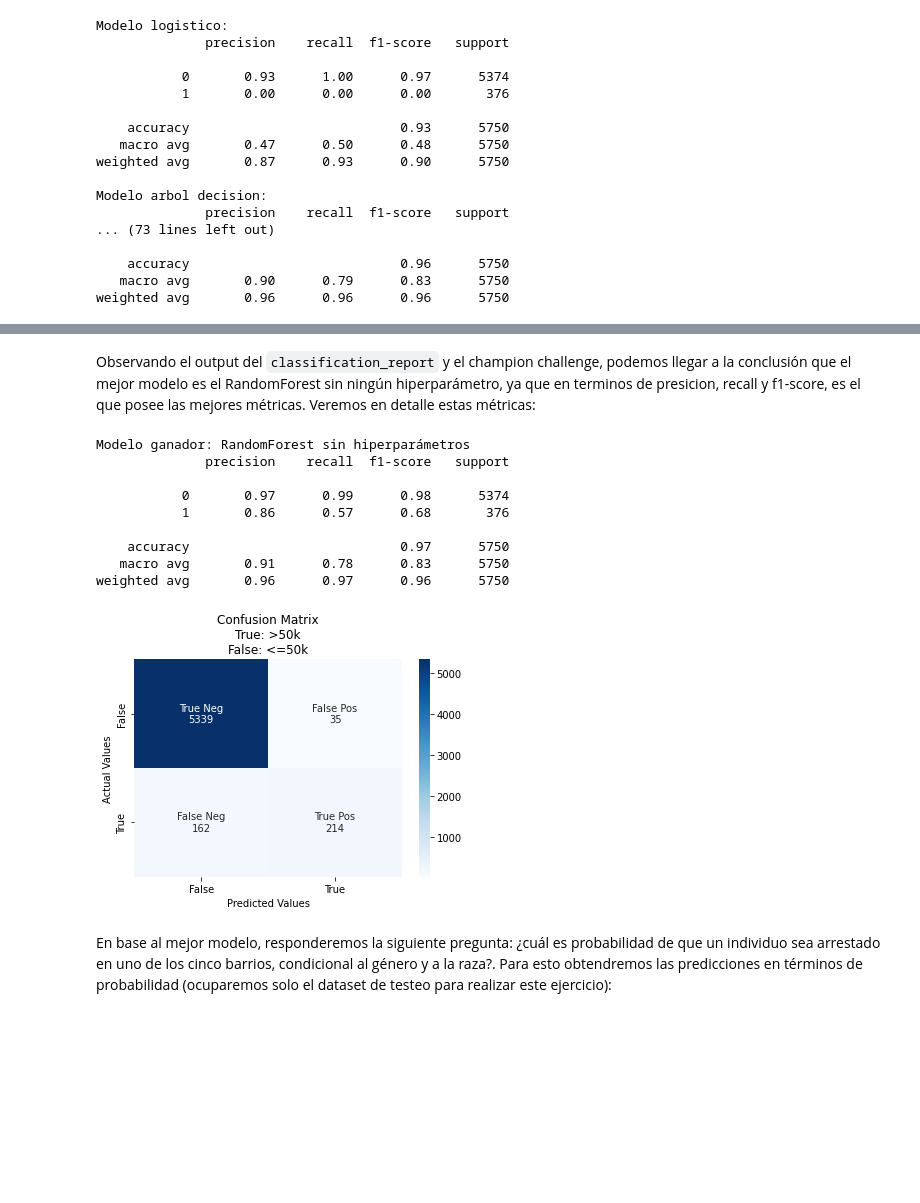
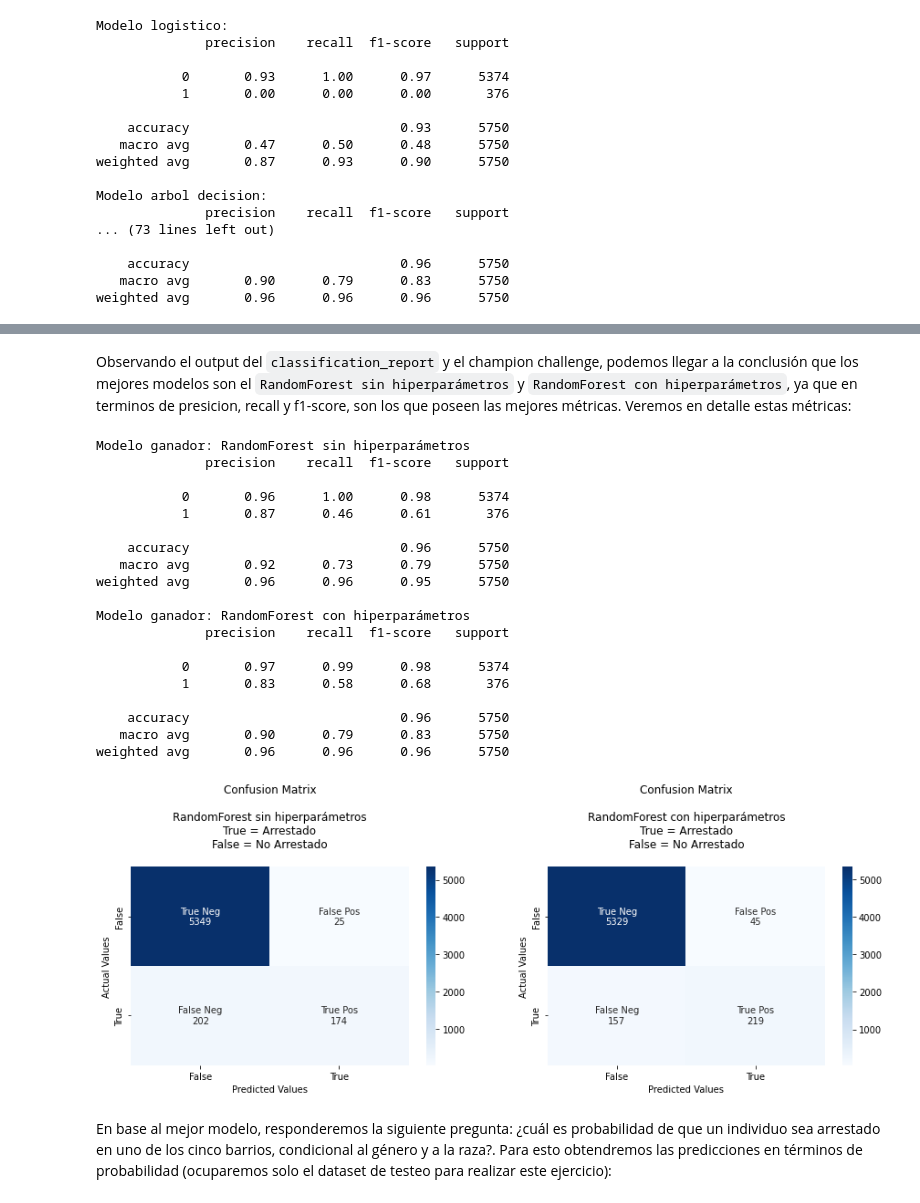
Before and after one commit to rodrigobarrazads/Desafio_Latam, a Jupyter notebook: Modulo3/Prueba/analisis_crimenes.ipynb, the cells around one changed output, grey strips where cells are left out. Cells and saved outputs as stored; diff of their text form; code cells hidden in the pictures; blank space fills up the shorter version.

```diff
--- a/Modulo3/Prueba/analisis_crimenes.ipynb
+++ b/Modulo3/Prueba/analisis_crimenes.ipynb
@@ -973,24 +976,47 @@ plt.tight_layout()
 # %% [markdown]
-Observando el output del `classification_report` y el champion challenge, podemos llegar a la conclusión que el mejor modelo es el RandomForest sin ningún hiperparámetro, ya que en terminos de presicion, recall y f1-score, es el que posee las mejores métricas. Veremos en detalle estas métricas:
+Observando el output del `classification_report` y el champion challenge, podemos llegar a la conclusión que los mejores modelos son el `RandomForest sin hiperparámetros` y `RandomForest con hiperparámetros`, ya que en terminos de presicion, recall y f1-score, son los que poseen las mejores métricas. Veremos en detalle estas métricas:
 # %%
-# Mostramos las métricas del modelo RandomForest
-y_pred_rf = arst_rf.predict(X_test_arstmade)
+# Mostramos las métricas del modelo RandomForest sin hiperparámetros
+y_pred_rf = arst_rf_balanced.predict(X_test_arstmade)
 print(f'''Modelo ganador: RandomForest sin hiperparámetros
 {classification_report(y_test_arstmade, y_pred_rf)}''')
 
-# Matriz de confusión
-matriz_confusion(y_test_arstmade, y_pred_rf)
+# Mostramos las métricas del modelo RandomForest con hiperparámetros
+y_pred_rf_grilla = arst_grilla_rf.predict(X_test_arstmade)
+print(f'''Modelo ganador: RandomForest con hiperparámetros
+{classification_report(y_test_arstmade, y_pred_rf_grilla)}''')
 # %% [output]
 Modelo ganador: RandomForest sin hiperparámetros
               precision    recall  f1-score   support
 
+           0       0.96      1.00      0.98      5374
+           1       0.87      0.46      0.61       376
+
+    accuracy                           0.96      5750
+   macro avg       0.92      0.73      0.79      5750
+weighted avg       0.96      0.96      0.95      5750
+
+Modelo ganador: RandomForest con hiperparámetros
+              precision    recall  f1-score   support
+
            0       0.97      0.99      0.98      5374
-           1       0.86      0.57      0.68       376
+           1       0.83      0.58      0.68       376
 
-    accuracy                           0.97      5750
-   macro avg       0.91      0.78      0.83      5750
-weighted avg       0.96      0.97      0.96      5750
+    accuracy                           0.96      5750
+   macro avg       0.90      0.79      0.83      5750
+weighted avg       0.96      0.96      0.96      5750
-[figure, removed]
+# %%
+plt.figure(figsize=(15,4))
+
+# Matriz de confusión RandomForest sin hiperparámetros
+plt.subplot(1,2,1)
+matriz_confusion(y_test_arstmade, y_pred_rf, title='Confusion Matrix\n\nRandomForest sin hiperparámetros\nTrue = Arrestado\nFalse = No Arrestado\n')
+
+# Matriz de confusión RandomForest con hiperparámetros
+plt.subplot(1,2,2)
+matriz_confusion(y_test_arstmade, y_pred_rf_grilla, title='Confusion Matrix\n\nRandomForest con hiperparámetros\nTrue = Arrestado\nFalse = No Arrestado\n')
+# %% [output]
+[figure, added]
 # %% [markdown]
 En base al mejor modelo, responderemos la siguiente pregunta: ¿cuál es probabilidad de que un individuo sea arrestado en uno de los cinco barrios, condicional al género y a la raza?. Para esto obtendremos las predicciones en términos de probabilidad (ocuparemos solo el dataset de testeo para realizar este ejercicio):
 # %%
```
Also changed, not shown: parts of 52 cells of this notebook, 5 other files.
